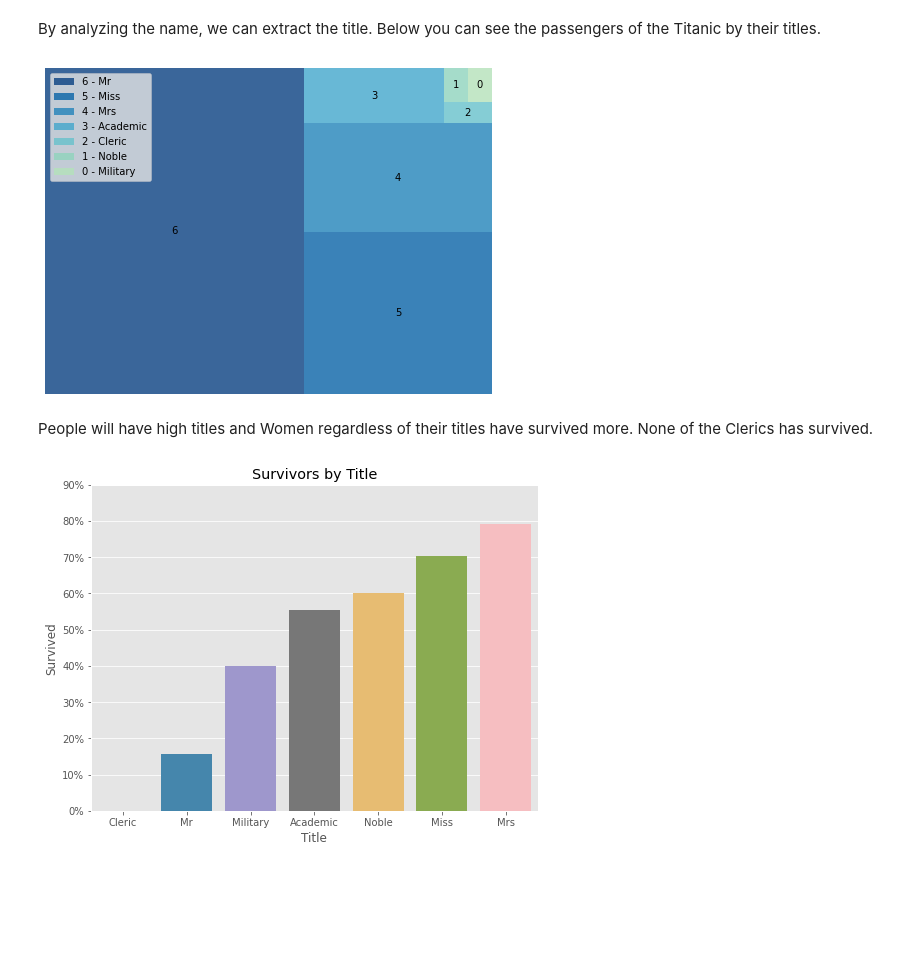
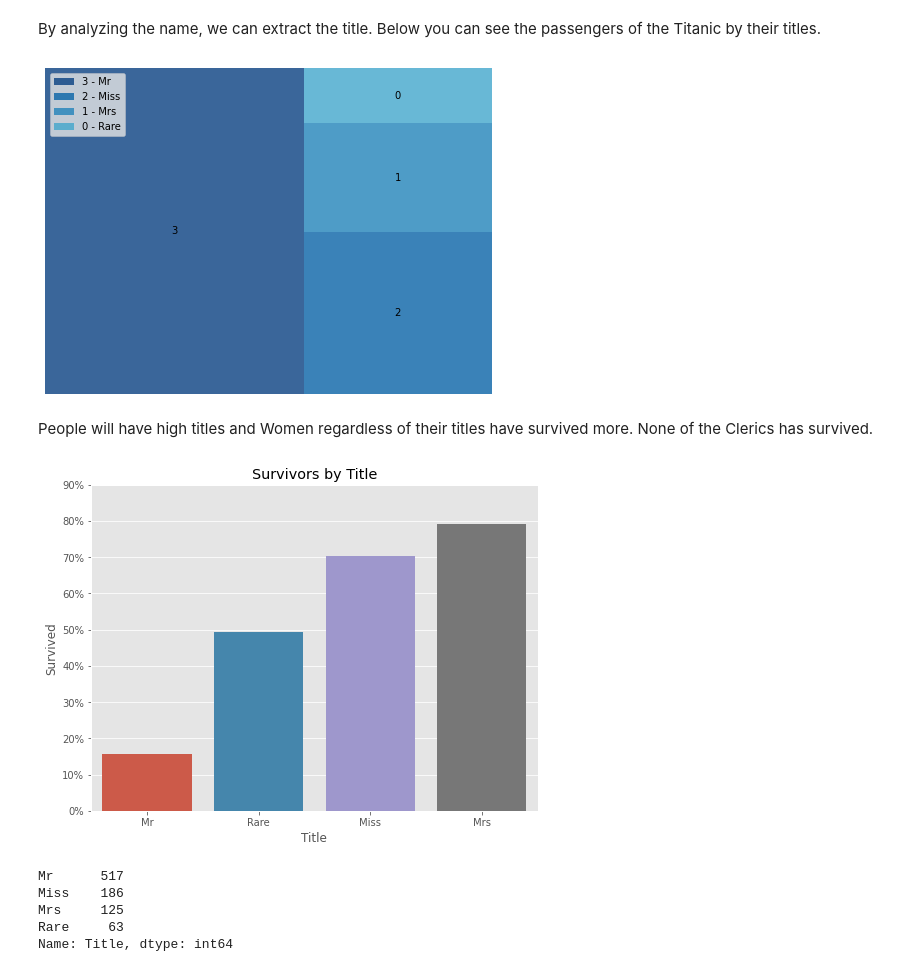
Before and after one commit to Schots/mlops_project, a Jupyter notebook: notebooks/00-maike-eda.ipynb, the cells around one changed output. Saved outputs shown, nothing was run; the diff lists cells and outputs as text; code cells hidden in the pictures; blank space fills up the shorter version.

```diff
--- a/notebooks/00-maike-eda.ipynb
+++ b/notebooks/00-maike-eda.ipynb
@@ -464,24 +464,22 @@ By analyzing the name, we can extract the title. Below you can see the passenger
 # %%
 
 # Extract only title from the name
 df['Title'] = df['Name'].str.extract(' ([A-Za-z]+)\.', expand=False)
 
 # Replace titles
-df['Title'] = df['Title'].replace(['Rev'], 'Cleric')
-df['Title'] = df['Title'].replace(['Don', 'Countess', 'Sir', 'Lady', 'Jonkheer'], 'Noble')
-df['Title'] = df['Title'].replace(['Col', 'Capt','Major'], 'Military')
+df['Title'] = df['Title'].replace(['Rev', 'Don', 'Countess', 'Sir', 'Lady', 'Jonkheer', 'Col', 'Capt','Major', 'Master','Dr'], 'Rare')
 df['Title'] = df['Title'].replace(['Mlle','Mme', 'Ms'],'Miss')
-df['Title'] = df['Title'].replace(['Master','Dr'],'Academic')
+
 
 # Plot
 colors = cm.GnBu_r(np.linspace(0, 1, 10))
 titles = df['Title'].value_counts()
-ax = squarify.plot(sizes=titles.values, label=[6,5,4,3,2,1,0], alpha=.8, color=colors)
-labels = ['6 - Mr', '5 - Miss', '4 - Mrs', '3 - Academic', '2 - Cleric', '1 - Noble', '0 - Military']
+ax = squarify.plot(sizes=titles.values, label=[3,2,1,0], alpha=.8, color=colors)
+labels = ['3 - Mr', '2 - Miss', '1 - Mrs', '0 - Rare']
 _ = plt.legend(handles=ax.containers[0], labels=labels)
 _ = plt.axis('off')
 # %% [output]
-[figure, old version]
+[figure, new version]
 # %% [markdown]
 People will have high titles and Women regardless of their titles have survived more. None of the Clerics has survived.
 # %%
@@ -491,4 +489,12 @@ g = sns.barplot(x=surv_title["Title"], y=surv_title["Survived"]*100)
 _ = g.set_title("Survivors by Title")
 replace_labels(g, '%')
 # %% [output]
-[figure, old version]
+[figure, new version]
+# %%
+df['Title'].value_counts()
+# %% [output]
+Mr      517
+Miss    186
+Mrs     125
+Rare     63
+Name: Title, dtype: int64
```
Also changed, not shown: 1 other file.
